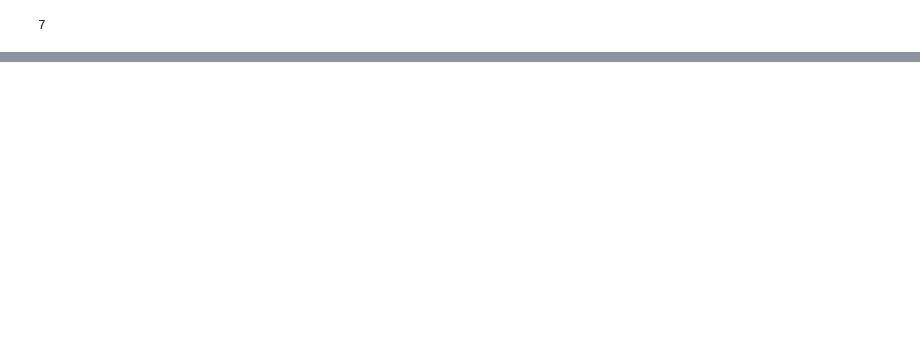
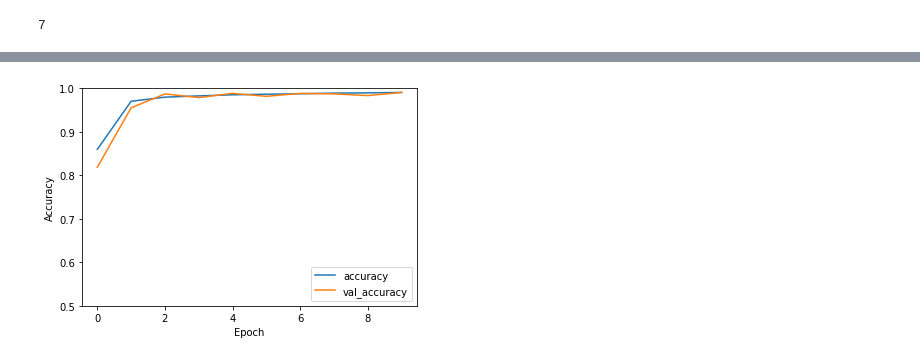
Before and after one commit to KostaR99/Anti_attack_network, a Jupyter notebook: AE&C.ipynb, the cells around one changed output, grey strips where cells are left out. Saved outputs shown, nothing was run; the diff lists cells and outputs as text; code cells hidden in the pictures; blank space fills up the shorter version.

```diff
--- a/AE&C.ipynb
+++ b/AE&C.ipynb
@@ -228,0 +297,4 @@ pred
+# %%
+model.plotAccuracy()
+# %% [output]
+[figure, added]
```
Also changed, not shown: parts of 10 cells of this notebook.
